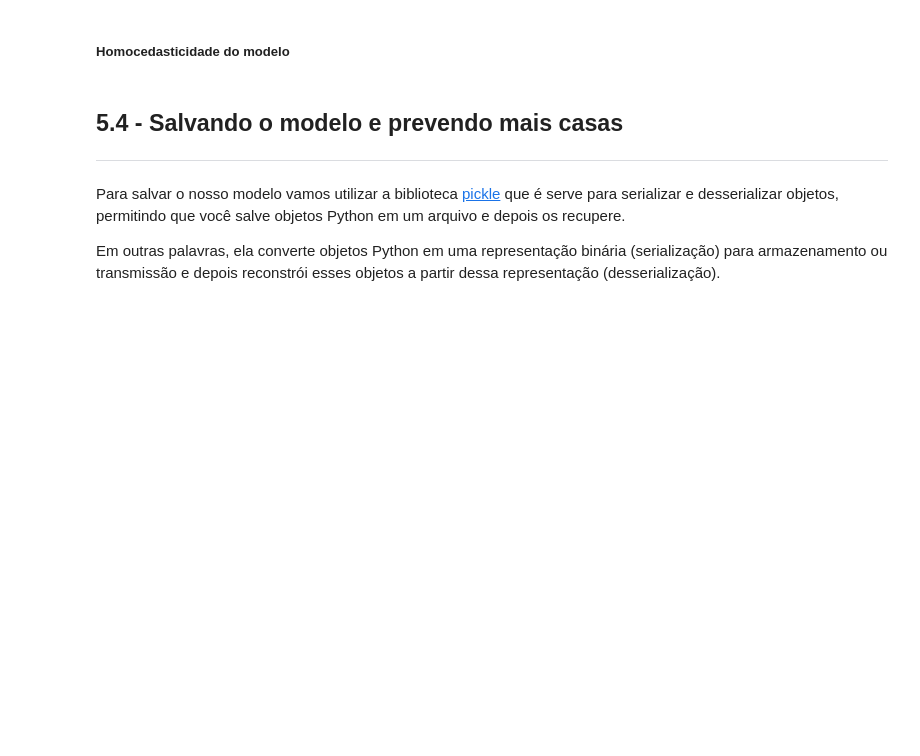
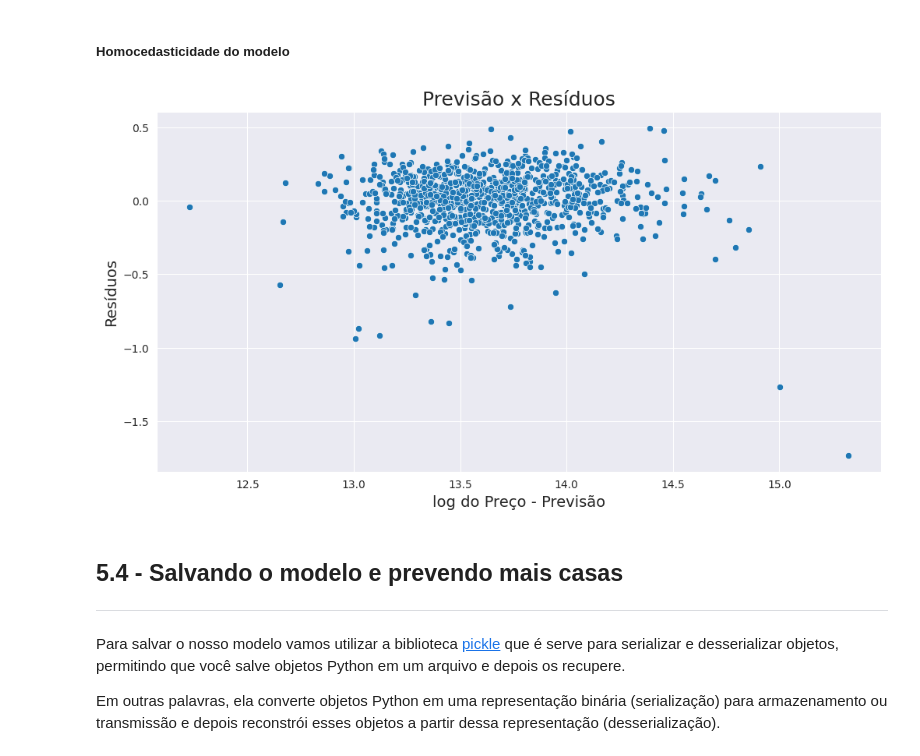
Before and after one commit to arthur-pulini/Machine-Learning-regressao-alura, a Jupyter notebook: Transformando_Variaveis_para_uma_Regressao_Linear/Regressao Linear.ipynb, the cells around one changed output. Drawn from its saved outputs; the diff is of its cells as text; code cells hidden in the pictures; blank space fills up the shorter version.

```diff
--- a/Transformando_Variaveis_para_uma_Regressao_Linear/Regressao Linear.ipynb
+++ b/Transformando_Variaveis_para_uma_Regressao_Linear/Regressao Linear.ipynb
@@ -675,13 +681,15 @@ plt.show()
 # %% [markdown]
 ##### **Homocedasticidade do modelo**
 # %%
-...
+ax = sns.scatterplot(x=y_train_previsto, y=residuos)
 
 ax.figure.set_size_inches(12, 6)
 ax.set_title('Previsão x Resíduos', fontsize=18)
 ax.set_xlabel('log do Preço - Previsão', fontsize=14)
 ax.set_ylabel('Resíduos', fontsize=14)
 plt.show()
+# %% [output]
+[figure, added]
 # %% [markdown]
 ## **5.4 - Salvando o modelo e prevendo mais casas**
 
```
Also changed, not shown: parts of 7 cells of this notebook, 1 other file.
